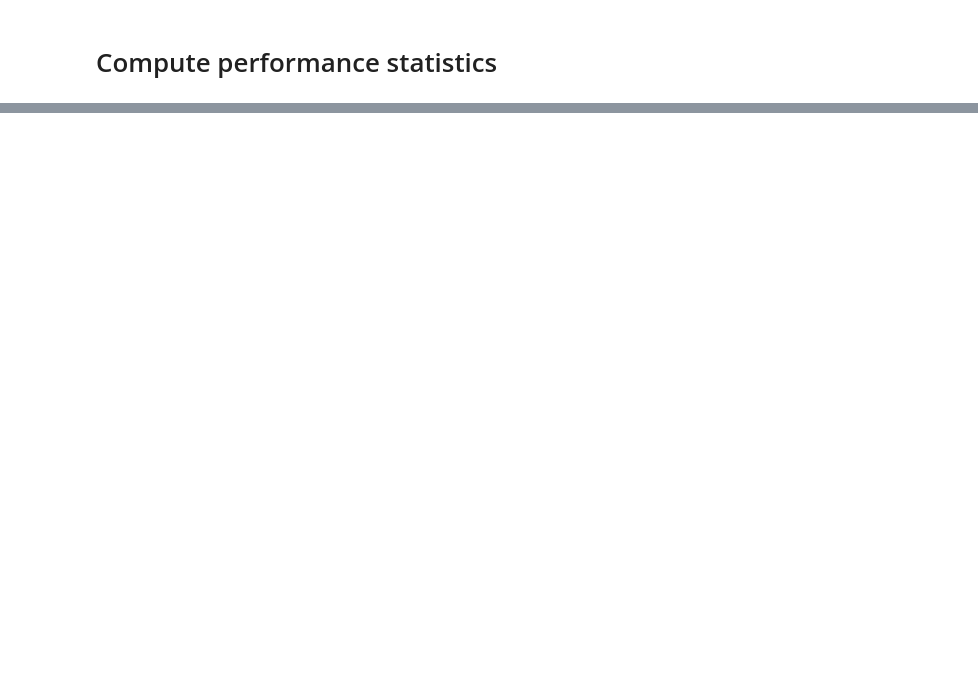
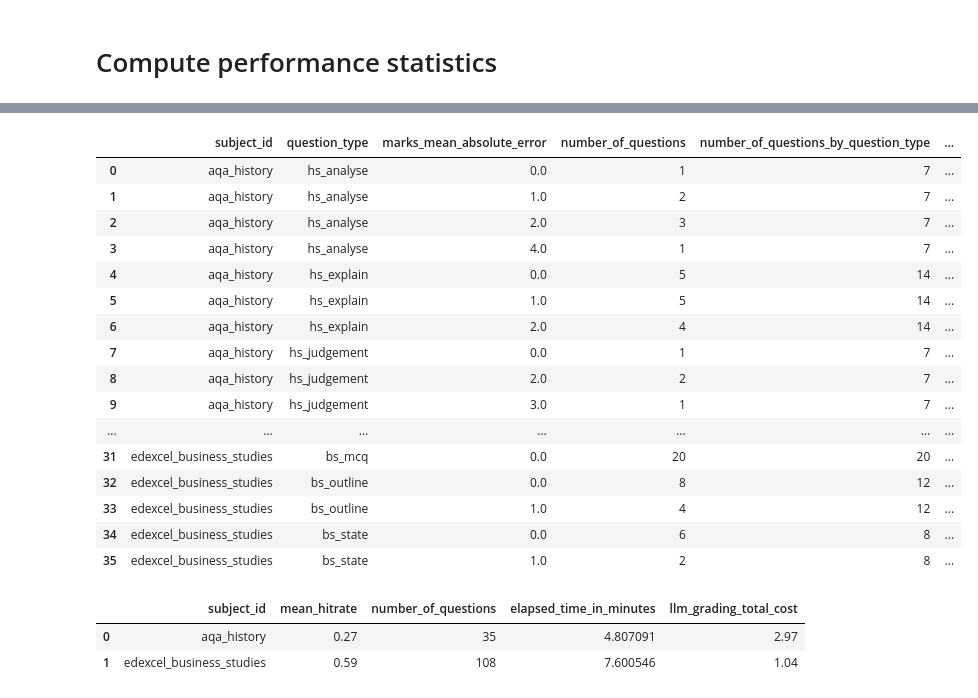
Before and after one commit to Equaite/audenshaw_exam_validation, a Jupyter notebook: question_validation/llm_question_validation.ipynb, the cells around one changed output, grey strips where cells are left out. Cells and saved outputs as stored; diff of their text form; code cells hidden in the pictures; blank space fills up the shorter version.

```diff
--- a/question_validation/llm_question_validation.ipynb
+++ b/question_validation/llm_question_validation.ipynb
@@ -97,10 +162,32 @@ marks_mea_by_question_type
 # %%
 # Mean Absolute Error by question deviation
 question_type_mark_deviations = teacher_marked_questions_reduced.groupby(by=["question_type", "marks_mean_absolute_error"], as_index = False).agg({"question_id": "count"})
-question_type_totals = teacher_marked_questions_reduced.groupby(by=["question_type"], as_index = False).agg({"question_id": "count"})
+question_type_totals = teacher_marked_questions_reduced.groupby(by=["subject_id", "question_type"], as_index = False).agg({"question_id": "count"})
 
 question_type_mark_deviation_joined = pd.merge(question_type_mark_deviations, question_type_totals, on = "question_type", how="left")
 question_type_mark_deviation_joined['questions_proportion'] = question_type_mark_deviation_joined.apply(lambda x: x['question_id_x']/ x['question_id_y'], axis = 1)
 
 question_type_mark_deviation_joined = question_type_mark_deviation_joined.rename(columns={"question_id_x": "number_of_questions", "question_id_y": "number_of_questions_by_question_type"})
+ordered_cols = ["subject_id", "question_type", "marks_mean_absolute_error", "number_of_questions", "number_of_questions_by_question_type", "questions_proportion"]
+question_type_mark_deviation_joined = question_type_mark_deviation_joined[ordered_cols]
+question_type_mark_deviation_joined = question_type_mark_deviation_joined.sort_values(by=["subject_id", "question_type", "marks_mean_absolute_error"], ascending=[True, True, True]).reset_index(drop=True)
+
 question_type_mark_deviation_joined
+# %% [output]
+|  | subject_id | question_type | marks_mean_absolute_error | number_of_questions | number_of_questions_by_question_type | ... |
+| 0 | aqa_history | hs_analyse | 0.0 | 1 | 7 | ... |
+| 1 | aqa_history | hs_analyse | 1.0 | 2 | 7 | ... |
+| 2 | aqa_history | hs_analyse | 2.0 | 3 | 7 | ... |
+| 3 | aqa_history | hs_analyse | 4.0 | 1 | 7 | ... |
+| 4 | aqa_history | hs_explain | 0.0 | 5 | 14 | ... |
+| 5 | aqa_history | hs_explain | 1.0 | 5 | 14 | ... |
+| 6 | aqa_history | hs_explain | 2.0 | 4 | 14 | ... |
+| 7 | aqa_history | hs_judgement | 0.0 | 1 | 7 | ... |
+| 8 | aqa_history | hs_judgement | 2.0 | 2 | 7 | ... |
+| 9 | aqa_history | hs_judgement | 3.0 | 1 | 7 | ... |
+| ... | ... | ... | ... | ... | ... | ... |
+| 31 | edexcel_business_studies | bs_mcq | 0.0 | 20 | 20 | ... |
+| 32 | edexcel_business_studies | bs_outline | 0.0 | 8 | 12 | ... |
+| 33 | edexcel_business_studies | bs_outline | 1.0 | 4 | 12 | ... |
+| 34 | edexcel_business_studies | bs_state | 0.0 | 6 | 8 | ... |
+| 35 | edexcel_business_studies | bs_state | 1.0 | 2 | 8 | ... |
@@ -110,3 +194,17 @@ overall_stats
+# %%
+overall_stats = teacher_marked_questions_reduced.groupby(by=["subject_id"], as_index=False).agg({"llm_mark_hitrate": 'mean', 'question_id': 'count', 'elapsed_time_in_seconds': 'sum', 'llm_grading_total_cost': 'sum'})
+
+overall_stats['mean_hitrate'] = overall_stats['llm_mark_hitrate'].apply(lambda x: np.round(x, 2))
+overall_stats['number_of_questions'] = overall_stats.question_id
+overall_stats['elapsed_time_in_minutes'] = overall_stats['elapsed_time_in_seconds'].apply(lambda x: x/ 60)
+overall_stats['llm_grading_total_cost'] = overall_stats['llm_grading_total_cost'].apply(lambda x: np.round(x, 2))
+
+overall_stats = overall_stats[['subject_id', 'mean_hitrate', 'number_of_questions', 'elapsed_time_in_minutes', 'llm_grading_total_cost']]
+overall_stats
+# %% [output]
+|  | subject_id | mean_hitrate | number_of_questions | elapsed_time_in_minutes | llm_grading_total_cost |
+| 0 | aqa_history | 0.27 | 35 | 4.807091 | 2.97 |
+| 1 | edexcel_business_studies | 0.59 | 108 | 7.600546 | 1.04 |
 # %%
 # Save validation statistics tables
 savedir = Path(workdir) / "validation_results" / "validation_statistics"
```
Also changed, not shown: parts of 12 cells of this notebook, 43 other files.
